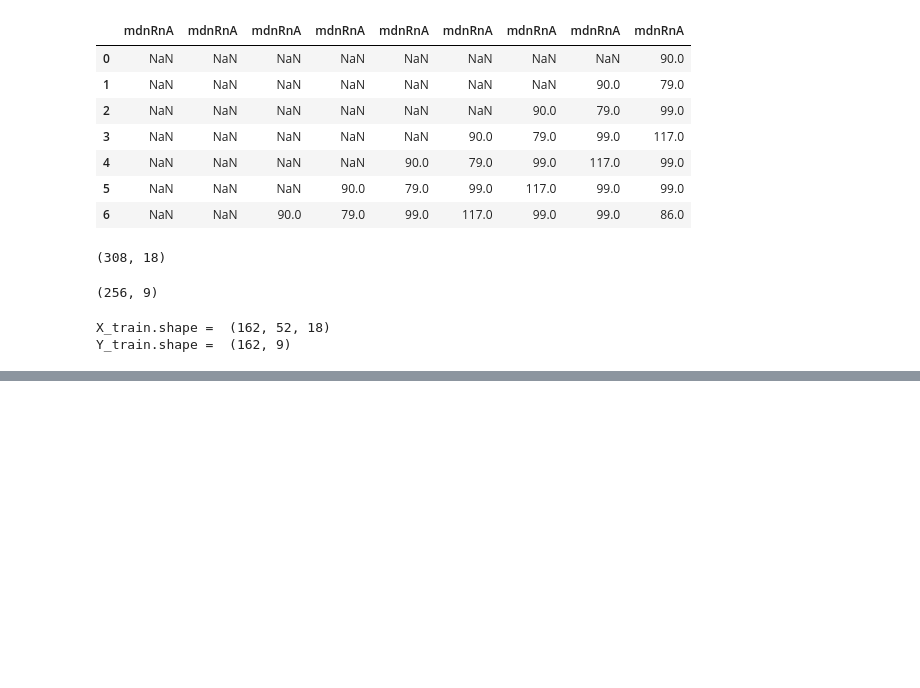
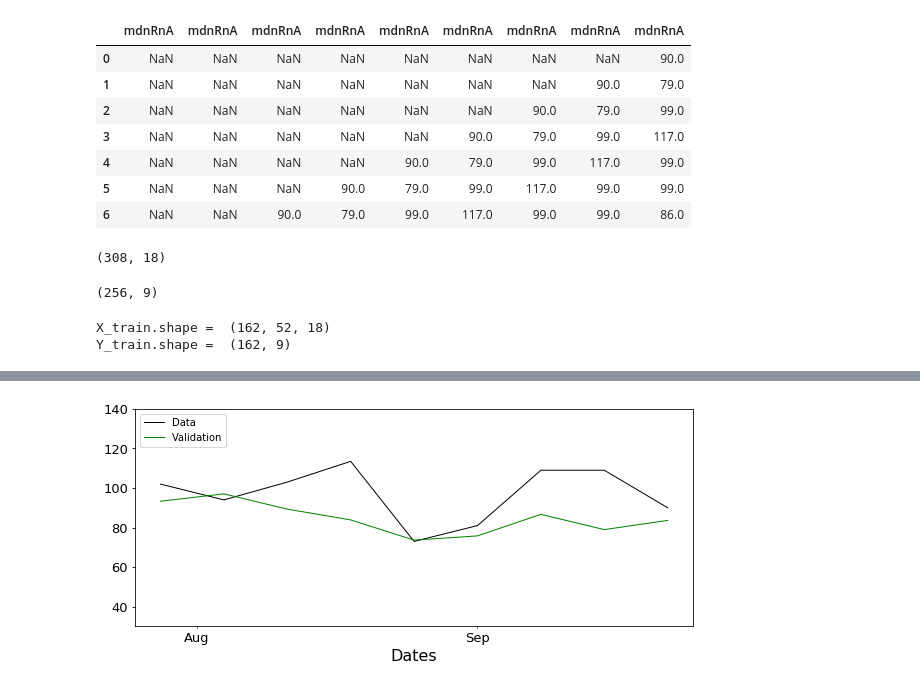
Before and after one commit to TsspGit/Rn_Time_Series, a Jupyter notebook: AEMET/Codes_Daily/New_NN_Try.ipynb, the cells around one changed output, grey strips where cells are left out. Drawn from its saved outputs; the diff is of its cells as text; code cells hidden in the pictures; blank space fills up the shorter version.

```diff
--- a/AEMET/Codes_Daily/New_NN_Try.ipynb
+++ b/AEMET/Codes_Daily/New_NN_Try.ipynb
@@ -244,0 +207,35 @@ plot_fill_errors(mdnRnA, predmins, predmaxs, predavgs, dist, startday, startdayp
+# %%
+mdnRnA = np.loadtxt('../../mdnRnA.txt', delimiter=',')
+newValuesReal = np.loadtxt('../../mdnRnA_validation.txt', delimiter=',')
+nlags= len(newValuesReal)-1
+startday = pd.datetime(2013, 7, 1)
+dates = pd.date_range(startday, periods=len(mdnRnA), freq='W')
+# Weather
+NVR = pd.read_csv('../Data/Daily/NVR/NVR_arima_weekly.csv', usecols=['fecha', 'tmed', 'presmed', 'velmedia'])
+NVR['fecha'] = pd.to_datetime(NVR['fecha'])
+DF = pd.DataFrame({'dates': dates,'mdnRnA': mdnRnA, 'tmed': NVR['tmed'].values})
+def scaler(DF, field):
+    scaled = MinMaxScaler().fit(DF[[field[0], field[1]]].values).transform(DF[[field[0], field[1]]].values)
+    output = pd.DataFrame(scaled, columns=['tmed', 'mdnRnA'])
+    output['dates'] = DF['dates']
+    return output, scaler
+DF_scaled, scaled = scaler(DF, ['tmed', 'mdnRnA'])
+sample_size = 52
+# dataframe (empty) creation
+pdata = pd.DataFrame()
+pdatamdnRnA = pd.DataFrame()
+names=list()
+nlags= len(newValuesReal)-1
+for i in range(nlags, -1, -1):
+    # Add the new lagged column at the end of the dataframe. In inverse order.
+    pdata = pd.concat([pdata, DF_scaled[['tmed', 'mdnRnA']].shift(i).reset_index(drop=True)], axis=1)
+    pdatamdnRnA = pd.concat([pdatamdnRnA, DF['mdnRnA'].shift(i).reset_index(drop=True)], axis=1)
+    names += str(i) # store this index for naming the columns of dataframe
+pdatalags = np.asarray(pdata[nlags:])
+pdatamdnRnAlags = np.asarray(pdatamdnRnA[nlags:])
+X = np.atleast_3d(np.array([pdatamdnRnAlags[start:start + sample_size]
+    for start in range(0, pdatamdnRnAlags.shape[0]-sample_size)]))
+Y = pdatamdnRnAlags[sample_size:]
+test_size = int(0.3*len(mdnRnA))
+X_train,X_test = X[:-test_size], X[-test_size:]
+Y_train,Y_test = Y[:-test_size], Y[-test_size:]
@@ -244,0 +264,8 @@ plot_fill_errors(mdnRnA, predmins, predmaxs, predavgs, dist, startday, startdayp
+# %%
+# Pronostico:
+Xval = np.atleast_3d(np.array([pdatamdnRnAlags[-sample_size:]]))
+predval = model.predict(Xval)[0,:]
+# %%
+plot_validation(newValuesReal, predval, startdayahead)
+# %% [output]
+[figure, added]
```
Also changed, not shown: parts of 14 cells of this notebook, 2 other files.
